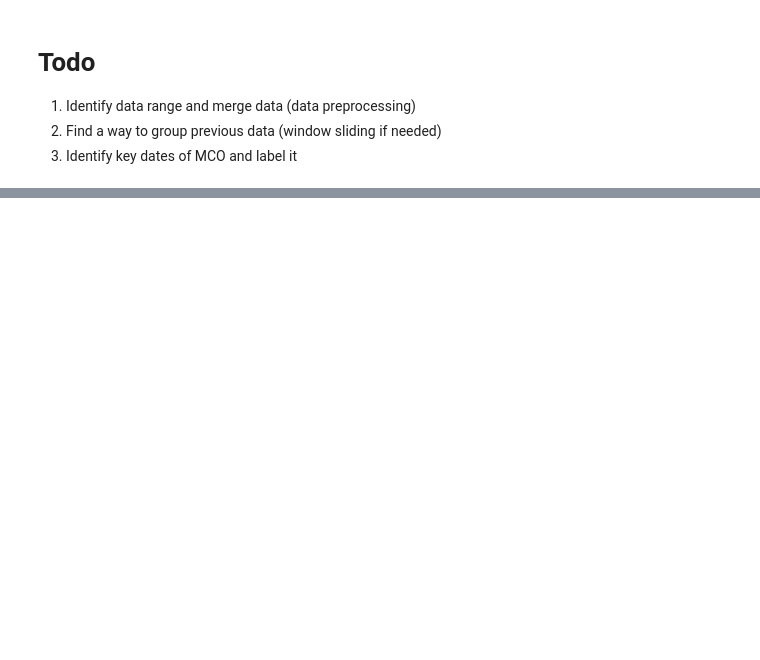
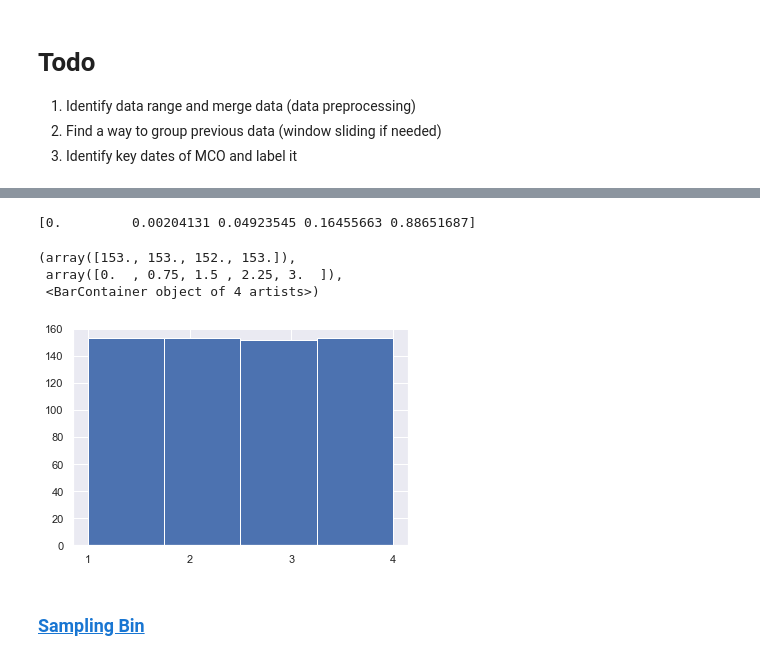
Before and after one commit to BingQuanChua/COVID-19-Msia-Cases-And-Vaccination, a Jupyter notebook: DM_Classification.ipynb, the cells around one changed output, grey strips where cells are left out. Drawn from its saved outputs; the diff is of its cells as text; code cells hidden in the pictures; blank space fills up the shorter version.

```diff
--- a/DM_Classification.ipynb
+++ b/DM_Classification.ipynb
@@ -95,0 +457,11 @@ trace_malaysia.head(3)
+# %%
+print(qcutRange)
+plt.hist(df_merged_binned['ma7_next_day_bin_qcut'], bins=bin_num)
+# %% [output]
+[0.         0.00204131 0.04923545 0.16455663 0.88651687]
+(array([153., 153., 152., 153.]),
+ array([0.  , 0.75, 1.5 , 2.25, 3.  ]),
+ <BarContainer object of 4 artists>)
+[figure, added]
+# %% [markdown]
+### [Sampling Bin](https://towardsdatascience.com/data-preprocessing-with-python-pandas-part-5-binning-c5bd5fd1b950)
```
Also changed, not shown: parts of 79 cells of this notebook.
